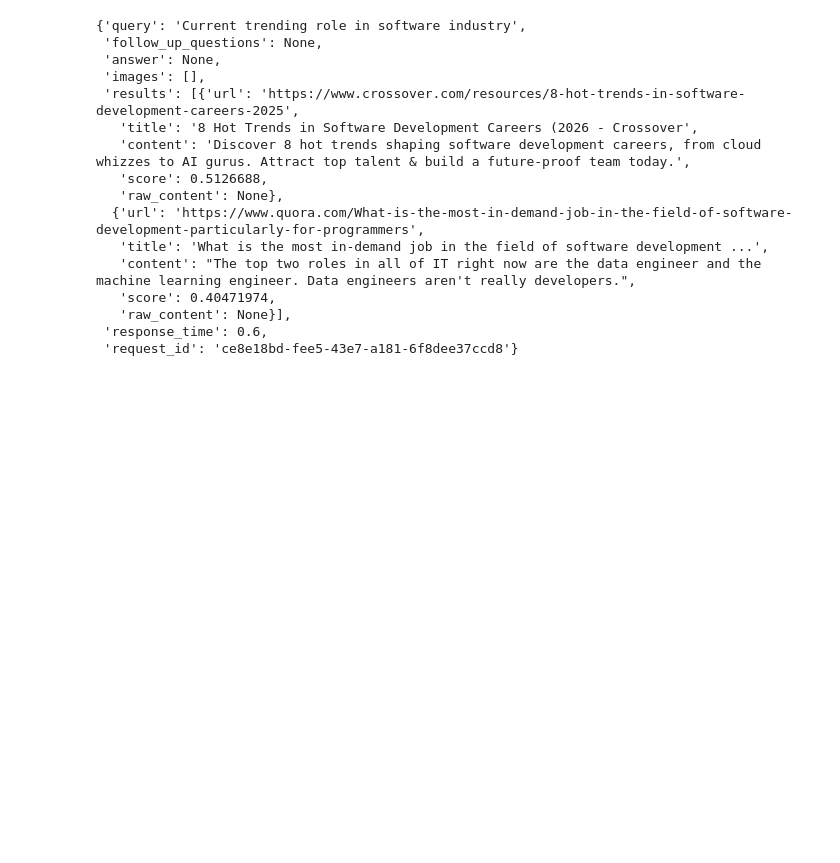
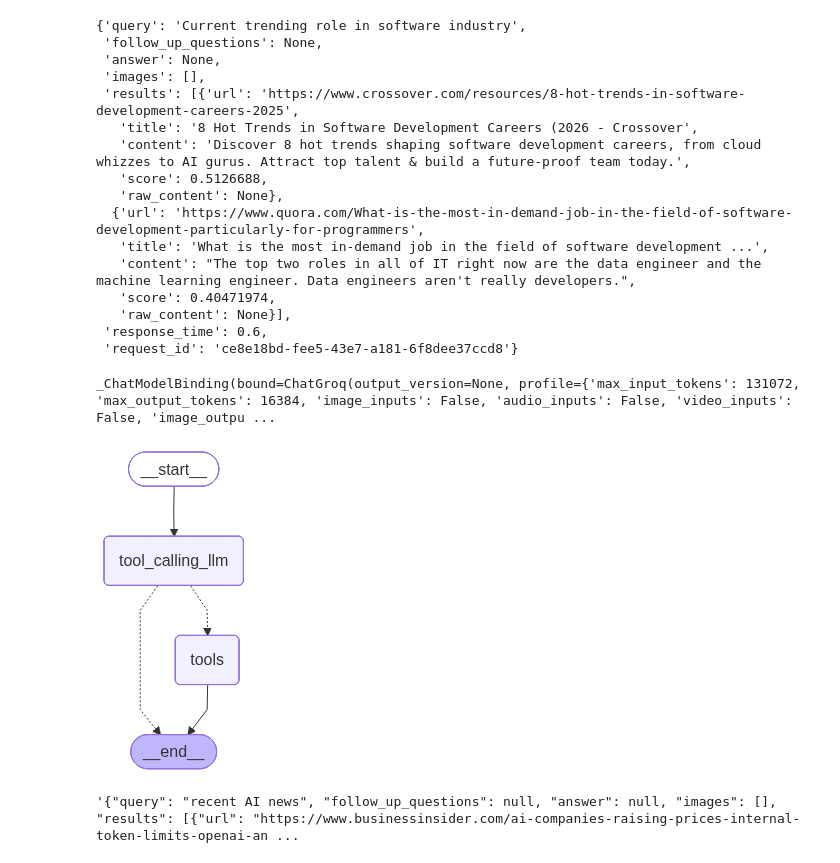
Before and after one commit to chityalasrakshin/langraph_revision, a Jupyter notebook: 1_Basicchatbot/1_basicchatbot.ipynb, the cells around one changed output. Drawn from its saved outputs; the diff is of its cells as text; code cells hidden in the pictures; blank space fills up the shorter version.

Commit message:
Tools

```diff
--- a/1_Basicchatbot/1_basicchatbot.ipynb
+++ b/1_Basicchatbot/1_basicchatbot.ipynb
@@ -99,3 +99,56 @@ tool.invoke("Current trending role in software industry")
    'raw_content': None}],
  'response_time': 0.6,
  'request_id': 'ce8e18bd-fee5-43e7-a181-6f8dee37ccd8'}
+# %%
+## Custom function
+def multiply(a:int,b:int)->int:
+    """Multiply a and b
+
+    Args:
+        a (int): first int
+        b (int): second int
+
+    Returns:
+        int: output int
+    """
+    return a*b
+# %%
+tools = [tool, multiply]
+# %%
+llm_with_tool = llm.bind_tools(tools)
+# %%
+llm_with_tool
+# %% [output]
+_ChatModelBinding(bound=ChatGroq(output_version=None, profile={'max_input_tokens': 131072, 'max_output_tokens': 16384, 'image_inputs': False, 'audio_inputs': False, 'video_inputs': False, 'image_outpu ...
+# %%
+## Stategraph
+from langgraph.graph import StateGraph,START,END
+from langgraph.prebuilt import ToolNode
+from langgraph.prebuilt import tools_condition
+
+## Node definition
+def tool_calling_llm(state:State):
+    return {"messages":[llm_with_tool.invoke(state["messages"])]}
+
+## Grpah
+builder=StateGraph(State)
+builder.add_node("tool_calling_llm",tool_calling_llm)
+builder.add_node("tools",ToolNode(tools))
+
+## Add Edges
+builder.add_edge(START, "tool_calling_llm")
+builder.add_conditional_edges(
+    "tool_calling_llm",
+    # If the latest message (result) from assistant is a tool call -> tools_condition routes to tools
+    # If the latest message (result) from assistant is a not a tool call -> tools_condition routes to END
+    tools_condition
+)
+builder.add_edge("tools",END)
+
+## compile the graph
+graph=builder.compile()
+
+from IPython.display import Image, display
+display(Image(graph.get_graph().draw_mermaid_png()))
+# %% [output]
+[figure, added]
@@ -101,0 +157,4 @@ tool.invoke("Current trending role in software industry")
+# %%
+response["messages"][-1].content
+# %% [output]
+'{"query": "recent AI news", "follow_up_questions": null, "answer": null, "images": [], "results": [{"url": "https://www.businessinsider.com/ai-companies-raising-prices-internal-token-limits-openai-an ...
```
Also changed, not shown: parts of 5 cells of this notebook.
